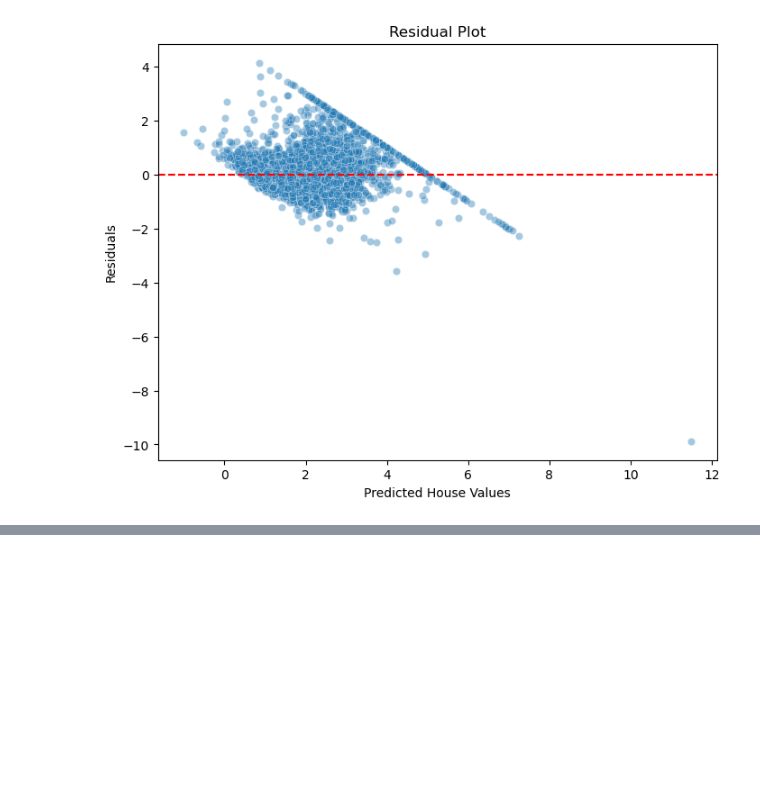
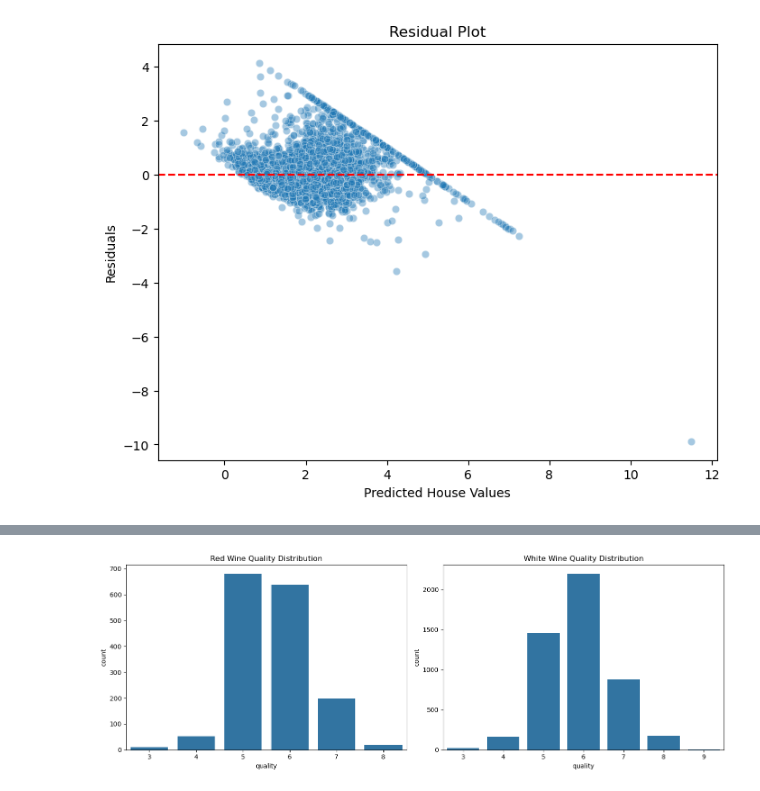
Before and after one commit to Gyrith/Machine-Learning-Models, a Jupyter notebook: Supervised Learning/Linear Regression.ipynb, the cells around one changed output, grey strips where cells are left out. Cells and saved outputs as stored; diff of their text form; code cells hidden in the pictures; blank space fills up the shorter version.

```diff
--- a/Supervised Learning/Linear Regression.ipynb
+++ b/Supervised Learning/Linear Regression.ipynb
@@ -316,0 +409,6 @@ plt.show()
+# %%
+# load dataset
+red = pd.read_csv('../Datasets/winequality-red.csv', sep=';')
+white = pd.read_csv('../Datasets/winequality-white.csv', sep=';')
+print(red.shape)
+white.shape
@@ -316,0 +539,14 @@ plt.show()
+# %%
+# quality distribution
+fig, axes = plt.subplots(1, 2, figsize=(14, 5))
+
+sns.countplot(data=red, x='quality', ax=axes[0])
+axes[0].set_title('Red Wine Quality Distribution')
+
+sns.countplot(data=white, x='quality', ax=axes[1])
+axes[1].set_title('White Wine Quality Distribution')
+
+plt.tight_layout()
+plt.show()
+# %% [output]
+[figure, added]
```
Also changed, not shown: parts of 33 cells of this notebook.
